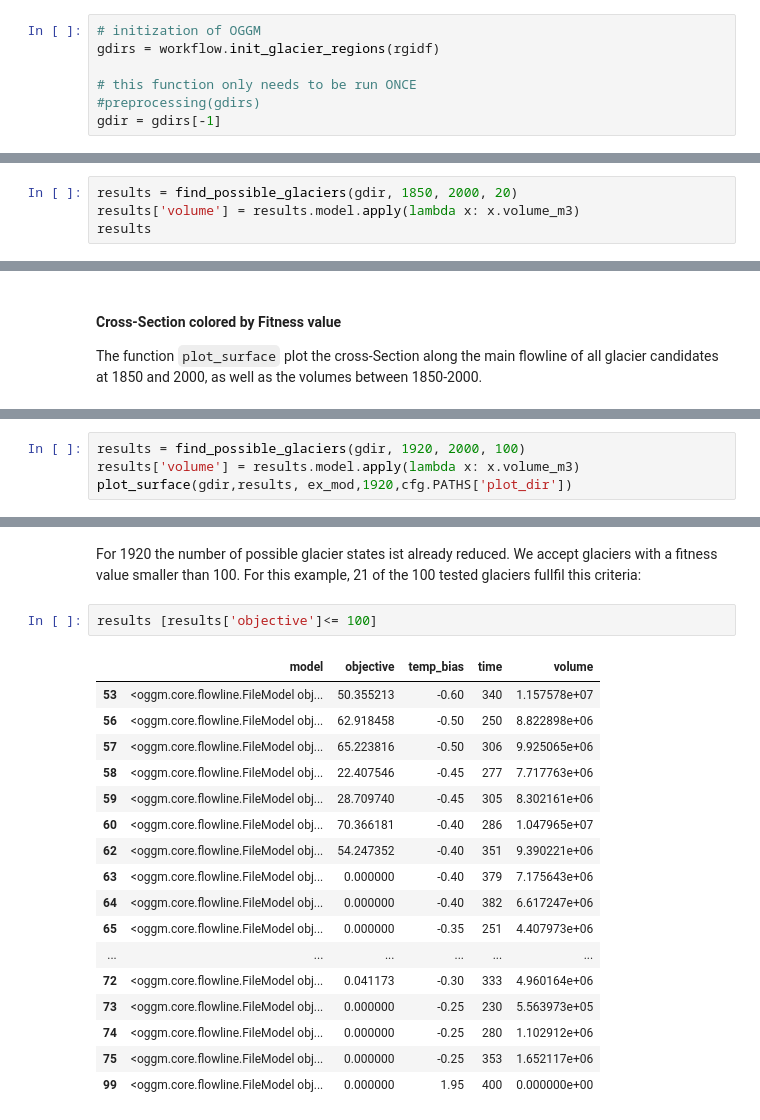
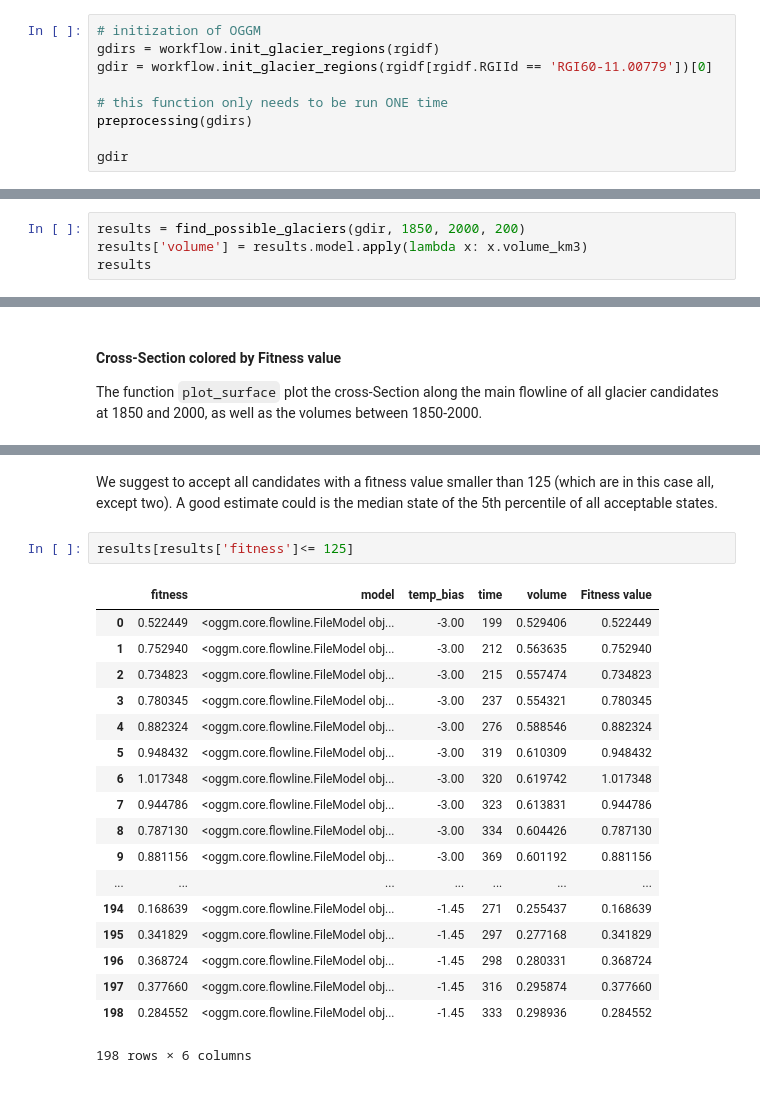
Before and after one commit to OGGM/initialization, a Jupyter notebook: examples/reconstruction_example.ipynb, the cells around one changed output, grey strips where cells are left out. Cells and saved outputs as stored; diff of their text form; blank space fills up the shorter version.

```diff
--- a/examples/reconstruction_example.ipynb
+++ b/examples/reconstruction_example.ipynb
@@ -79,7 +79,9 @@ The function "preprocessing(gdirs)" runs all required steps of OGGM, before we c
 # %%
 # initization of OGGM
 gdirs = workflow.init_glacier_regions(rgidf)
+gdir = workflow.init_glacier_regions(rgidf[rgidf.RGIId == 'RGI60-11.00779'])[0]
 
-# this function only needs to be run ONCE
-#preprocessing(gdirs)
-gdir = gdirs[-1]
+# this function only needs to be run ONE time
+preprocessing(gdirs)
+
+gdir
@@ -122,5 +128,5 @@ To reconstruct the glacier you need to call the function `find_possible_glaciers
 # %%
-results = find_possible_glaciers(gdir, 1850, 2000, 20)
-results['volume'] = results.model.apply(lambda x: x.volume_m3)
+results = find_possible_glaciers(gdir, 1850, 2000, 200)
+results['volume'] = results.model.apply(lambda x: x.volume_km3)
 results
 # %% [output]
@@ -163,4 +167,0 @@ The plots already show, that all tested glaciers are possible. That is because a
-# %%
-results = find_possible_glaciers(gdir, 1920, 2000, 100)
-results['volume'] = results.model.apply(lambda x: x.volume_m3)
-plot_surface(gdir,results, ex_mod,1920,cfg.PATHS['plot_dir'])
@@ -169,24 +168,25 @@ plot_surface(gdir,results, ex_mod,1920,cfg.PATHS['plot_dir'])
-# %% [markdown]
-For 1920 the number of possible glacier states ist already reduced. We accept glaciers with a fitness value smaller than 100. For this example, 21 of the 100 tested glaciers fullfil this criteria:
+# %% [markdown]
+We suggest to accept all candidates with a fitness value smaller than 125 (which are in this case all, except two). A good estimate could is the median state of the 5th percentile of all acceptable states.
 # %%
-results [results['objective']<= 100]
+results[results['fitness']<= 125]
 # %% [output]
-|  | model | objective | temp_bias | time | volume |
-| 53 | <oggm.core.flowline.FileModel obj... | 50.355213 | -0.60 | 340 | 1.157578e+07 |
-| 56 | <oggm.core.flowline.FileModel obj... | 62.918458 | -0.50 | 250 | 8.822898e+06 |
-| 57 | <oggm.core.flowline.FileModel obj... | 65.223816 | -0.50 | 306 | 9.925065e+06 |
-| 58 | <oggm.core.flowline.FileModel obj... | 22.407546 | -0.45 | 277 | 7.717763e+06 |
-| 59 | <oggm.core.flowline.FileModel obj... | 28.709740 | -0.45 | 305 | 8.302161e+06 |
-| 60 | <oggm.core.flowline.FileModel obj... | 70.366181 | -0.40 | 286 | 1.047965e+07 |
-| 62 | <oggm.core.flowline.FileModel obj... | 54.247352 | -0.40 | 351 | 9.390221e+06 |
-| 63 | <oggm.core.flowline.FileModel obj... | 0.000000 | -0.40 | 379 | 7.175643e+06 |
-| 64 | <oggm.core.flowline.FileModel obj... | 0.000000 | -0.40 | 382 | 6.617247e+06 |
-| 65 | <oggm.core.flowline.FileModel obj... | 0.000000 | -0.35 | 251 | 4.407973e+06 |
-| ... | ... | ... | ... | ... | ... |
-| 72 | <oggm.core.flowline.FileModel obj... | 0.041173 | -0.30 | 333 | 4.960164e+06 |
-| 73 | <oggm.core.flowline.FileModel obj... | 0.000000 | -0.25 | 230 | 5.563973e+05 |
-| 74 | <oggm.core.flowline.FileModel obj... | 0.000000 | -0.25 | 280 | 1.102912e+06 |
-| 75 | <oggm.core.flowline.FileModel obj... | 0.000000 | -0.25 | 353 | 1.652117e+06 |
-| 99 | <oggm.core.flowline.FileModel obj... | 0.000000 | 1.95 | 400 | 0.000000e+00 |
+|  | fitness | model | temp_bias | time | volume | Fitness value |
+| 0 | 0.522449 | <oggm.core.flowline.FileModel obj... | -3.00 | 199 | 0.529406 | 0.522449 |
+| 1 | 0.752940 | <oggm.core.flowline.FileModel obj... | -3.00 | 212 | 0.563635 | 0.752940 |
+| 2 | 0.734823 | <oggm.core.flowline.FileModel obj... | -3.00 | 215 | 0.557474 | 0.734823 |
+| 3 | 0.780345 | <oggm.core.flowline.FileModel obj... | -3.00 | 237 | 0.554321 | 0.780345 |
+| 4 | 0.882324 | <oggm.core.flowline.FileModel obj... | -3.00 | 276 | 0.588546 | 0.882324 |
+| 5 | 0.948432 | <oggm.core.flowline.FileModel obj... | -3.00 | 319 | 0.610309 | 0.948432 |
+| 6 | 1.017348 | <oggm.core.flowline.FileModel obj... | -3.00 | 320 | 0.619742 | 1.017348 |
+| 7 | 0.944786 | <oggm.core.flowline.FileModel obj... | -3.00 | 323 | 0.613831 | 0.944786 |
+| 8 | 0.787130 | <oggm.core.flowline.FileModel obj... | -3.00 | 334 | 0.604426 | 0.787130 |
+| 9 | 0.881156 | <oggm.core.flowline.FileModel obj... | -3.00 | 369 | 0.601192 | 0.881156 |
+| ... | ... | ... | ... | ... | ... | ... |
+| 194 | 0.168639 | <oggm.core.flowline.FileModel obj... | -1.45 | 271 | 0.255437 | 0.168639 |
+| 195 | 0.341829 | <oggm.core.flowline.FileModel obj... | -1.45 | 297 | 0.277168 | 0.341829 |
+| 196 | 0.368724 | <oggm.core.flowline.FileModel obj... | -1.45 | 298 | 0.280331 | 0.368724 |
+| 197 | 0.377660 | <oggm.core.flowline.FileModel obj... | -1.45 | 316 | 0.295874 | 0.377660 |
+| 198 | 0.284552 | <oggm.core.flowline.FileModel obj... | -1.45 | 333 | 0.298936 | 0.284552 |
+198 rows × 6 columns
 # %% [markdown]
 #### Median state
```
Also changed, not shown: parts of 19 cells of this notebook, 1 other file.
